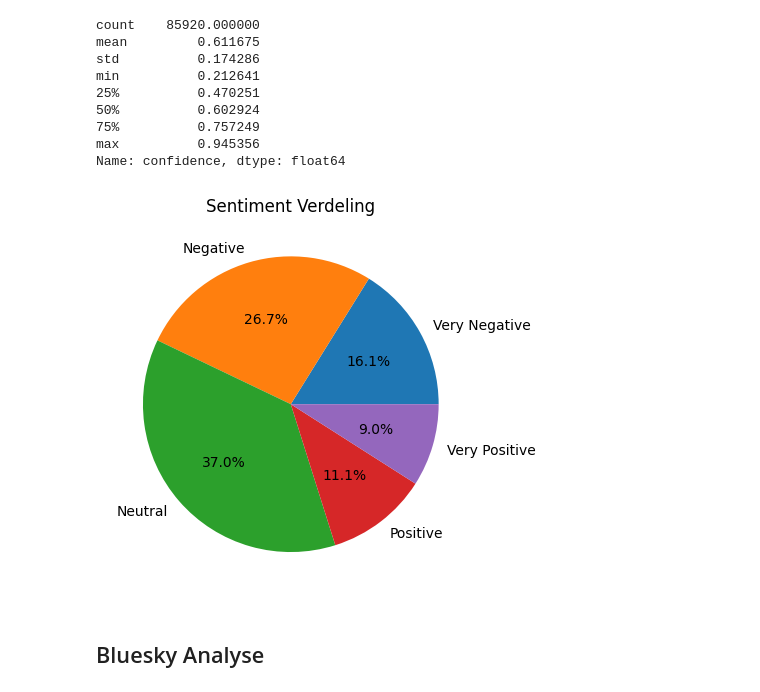
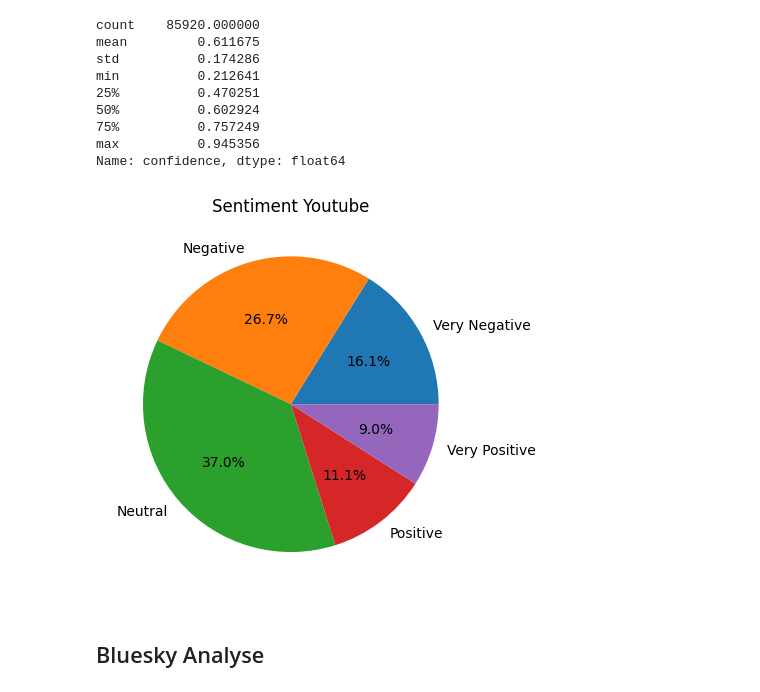
Before and after one commit to ManzerX/radical, a Jupyter notebook: analyse_fase-kenmerken_onderzoek/Sentiment/sentiment-analyse.ipynb, the cells around one changed output. Drawn from its saved outputs; the diff is of its cells as text; code cells hidden in the pictures.

```diff
--- a/analyse_fase-kenmerken_onderzoek/Sentiment/sentiment-analyse.ipynb
+++ b/analyse_fase-kenmerken_onderzoek/Sentiment/sentiment-analyse.ipynb
@@ -140,14 +140,14 @@ Name: confidence, dtype: float64
 # %%
 order = ["Very Negative", "Negative", "Neutral", "Positive", "Very Positive"]
 
 sentiment_counts = df_yt_comment["sentiment"].value_counts().reindex(order)
 
 plt.figure()
 plt.pie(sentiment_counts, labels=sentiment_counts.index, autopct='%1.1f%%')
-plt.title("Sentiment Verdeling")
+plt.title("Sentiment Youtube")
 plt.show()
 # %% [output]
-[figure, old version]
+[figure, new version]
 # %% [markdown]
 ## Bluesky Analyse
 # %%
```
Also changed, not shown: parts of 8 cells of this notebook, 4 other files.
